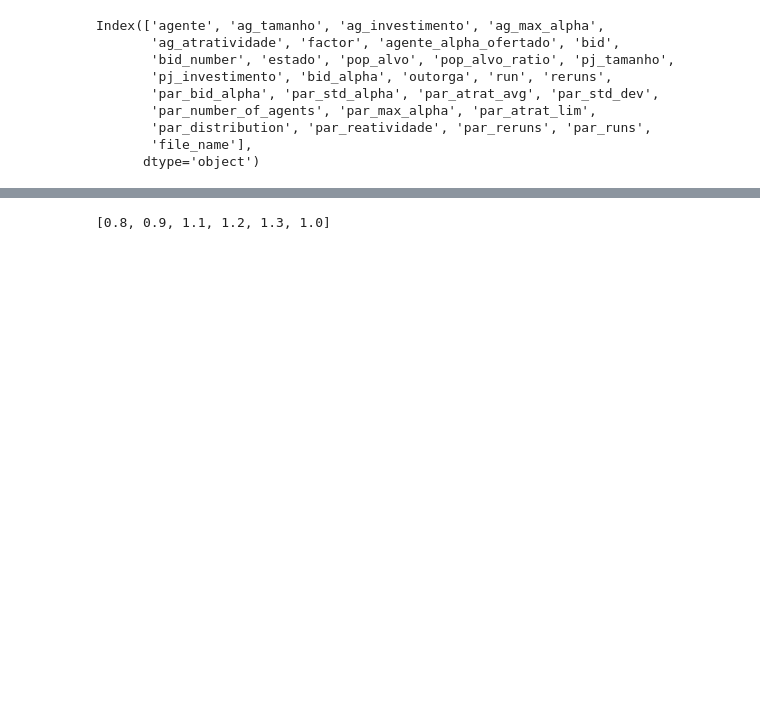
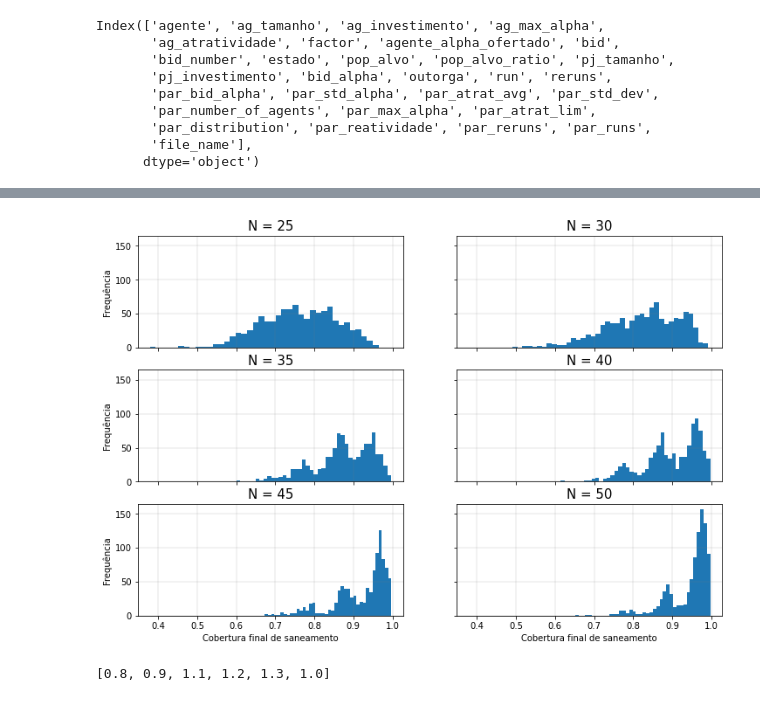
Before and after one commit to ftkdev/ABM_Sanitation_Brazil, a Jupyter notebook: Notebooks/Apj_N_220409_1856.ipynb, the cells around one changed output, grey strips where cells are left out. Drawn from its saved outputs; the diff is of its cells as text; code cells hidden in the pictures; blank space fills up the shorter version.

```diff
--- a/Notebooks/Apj_N_220409_1856.ipynb
+++ b/Notebooks/Apj_N_220409_1856.ipynb
@@ -33,3 +59,38 @@ Index(['agente', 'ag_tamanho', 'ag_investimento', 'ag_max_alpha',
+# %%
+#ho 2235 interval plot for 365D (Draw)
+fig, axes = plt.subplots(nrows=3, ncols=2, sharex = True, sharey = True,  figsize = [12, 8])
+ax0, ax1, ax2, ax3, ax4, ax5 = axes.flatten()
+
+lista = df_chart_pivot.columns.tolist()
+bins = 40
+
+ax0.hist(df_chart_pivot[lista[0]], bins=bins)
+ax1.hist(df_chart_pivot[lista[1]], bins=bins)
+ax2.hist(df_chart_pivot[lista[2]], bins=bins)
+ax3.hist(df_chart_pivot[lista[3]], bins=bins)
+ax4.hist(df_chart_pivot[lista[4]], bins=bins)
+ax5.hist(df_chart_pivot[lista[5]], bins=bins)
+
+ax0.set_title('N = 25', fontsize=15)
+ax1.set_title('N = 30', fontsize=15)
+ax2.set_title('N = 35', fontsize=15)
+ax3.set_title('N = 40', fontsize=15)
+ax4.set_title('N = 45', fontsize=15)
+ax5.set_title('N = 50', fontsize=15)
+
+ax0.set(ylabel="Frequência")
+ax2.set(ylabel="Frequência")
+ax4.set(xlabel="Cobertura final de saneamento",ylabel="Frequência")
+ax5.set(xlabel="Cobertura final de saneamento")
+
+ax0.grid(color='grey', linestyle='-', linewidth=0.2)
+ax1.grid(color='grey', linestyle='-', linewidth=0.2)
+ax2.grid(color='grey', linestyle='-', linewidth=0.2)
+ax3.grid(color='grey', linestyle='-', linewidth=0.2)
+ax4.grid(color='grey', linestyle='-', linewidth=0.2)
+ax5.grid(color='grey', linestyle='-', linewidth=0.2)
+# %% [output]
+[figure, added]
 # %%
 df['par_bid_alpha'].unique().tolist()
 # %% [output]
```
Also changed, not shown: parts of 7 cells of this notebook.
